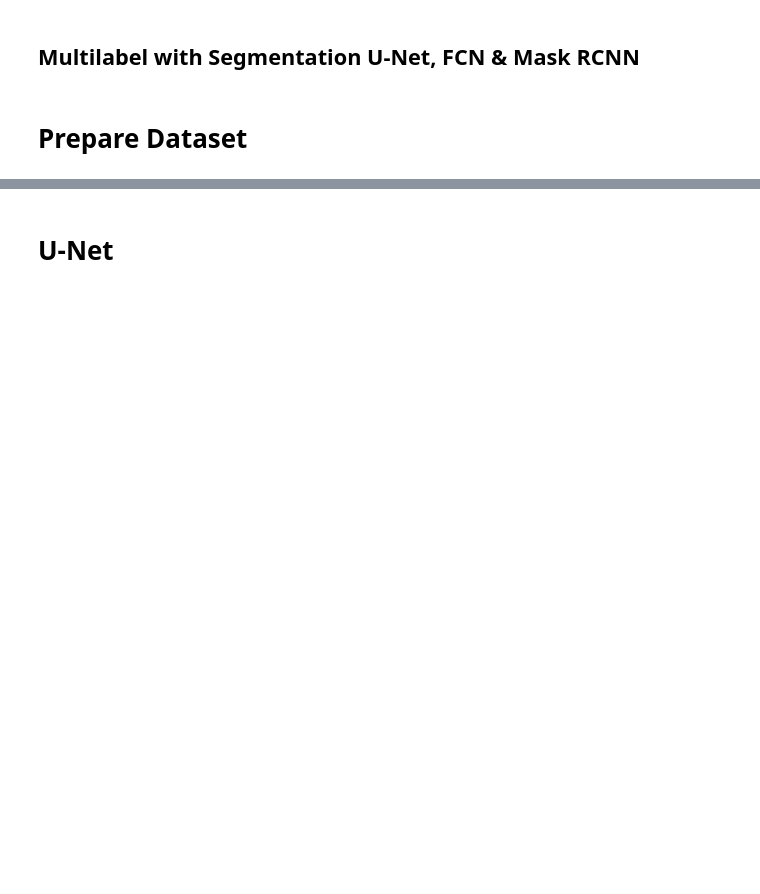
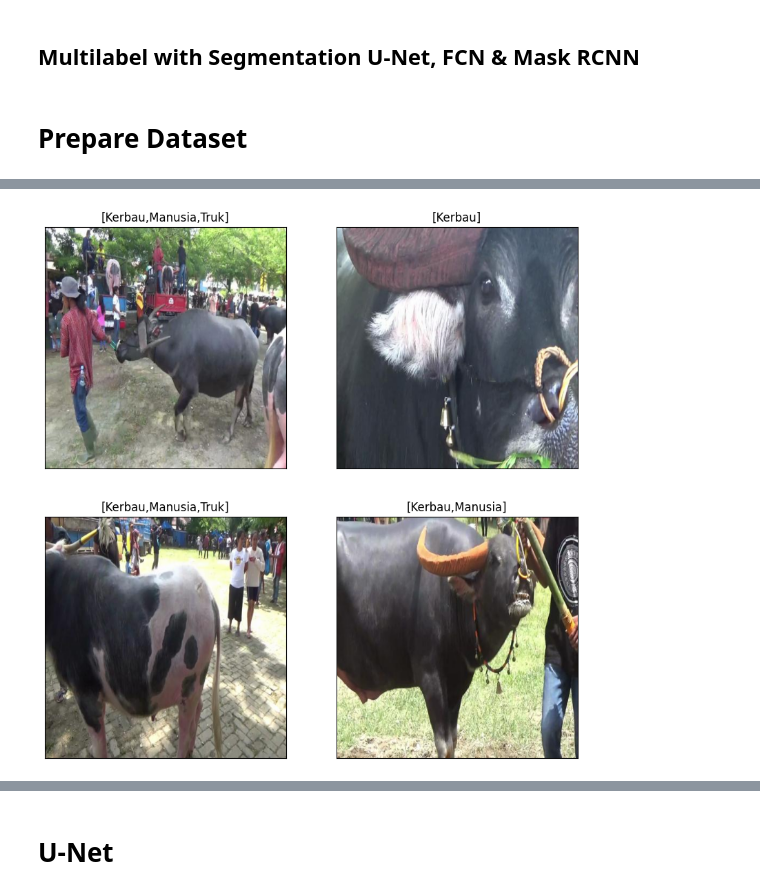
Before and after one commit to AcqmalFadhilla/Multilabel-Dataset-Tedong, a Jupyter notebook: multilabel.ipynb, the cells around one changed output, grey strips where cells are left out. Drawn from its saved outputs; the diff is of its cells as text; code cells hidden in the pictures; blank space fills up the shorter version.

```diff
--- a/multilabel.ipynb
+++ b/multilabel.ipynb
@@ -31,13 +46,13 @@ df
 # %%
 # buat daftar unique dari semua label
-unique_label = set()
-for label in df["Label"]:
-    label_list = label.strip("[]").split(",")
-    for label in label_list:
-        unique_label.add(label.strip())
+# unique_label = set()
+# for label in df["Label"]:
+#     label_list = label.strip("[]").split(",")
+#     for label in label_list:
+#         unique_label.add(label.strip())
 
-# buatkan kolom one-hot encodinf setiap label
-for label in unique_label:
-    df[label] = df["Label"].apply(lambda x: int(label in x))
+# # buatkan kolom one-hot encodinf setiap label
+# for label in unique_label:
+#     df[label] = df["Label"].apply(lambda x: int(label in x))
 # %%
 df.head()
@@ -48,8 +73,11 @@ df['Label'].value_counts().plot(kind='bar')
 # %%
 random_index = np.random.randint(0, len(df), 10)
 fig, axes = plt.subplots(nrows=2, ncols=2, figsize=(10, 10),
                     subplot_kw={'xticks': [], 'yticks': []})
 for i, ax in enumerate(axes.flat):
     ax.imshow(plt.imread(df.Filename[random_index[i]]))
+    ax.set_title(df.Label[random_index[i]])
 plt.show()
+# %% [output]
+[figure, added]
 # %%
```
Also changed, not shown: parts of 21 cells of this notebook.
